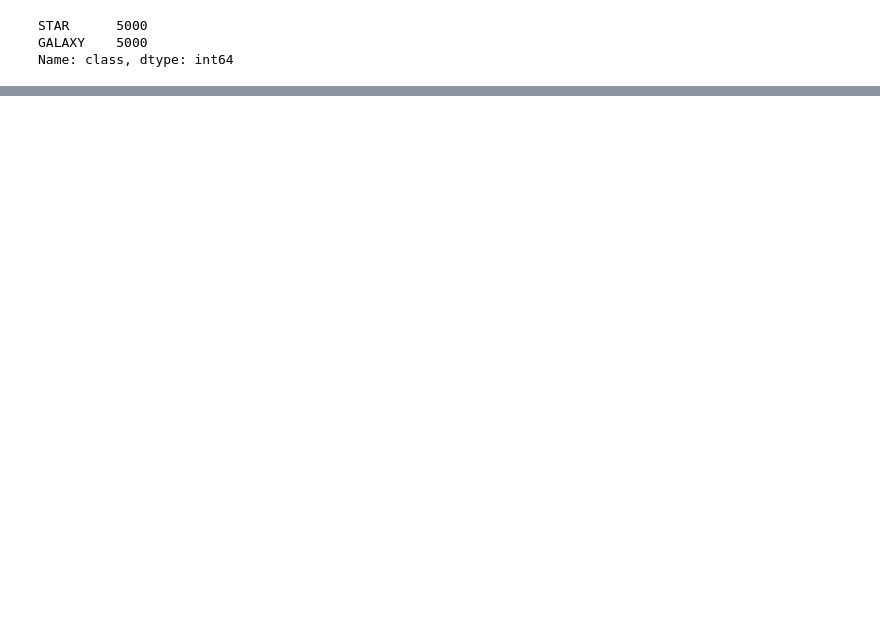
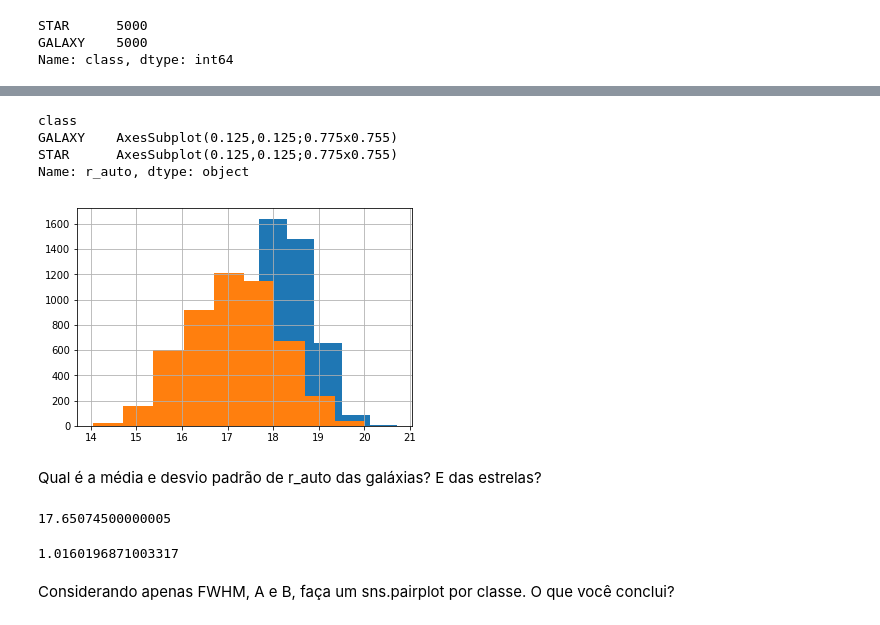
Before and after one commit to palomabareli/workshop_pyladies, a Jupyter notebook: hands_on.ipynb, the cells around one changed output, grey strips where cells are left out. Drawn from its saved outputs; the diff is of its cells as text; code cells hidden in the pictures; blank space fills up the shorter version.

```diff
--- a/hands_on.ipynb
+++ b/hands_on.ipynb
@@ -132,0 +166,20 @@ Name: class, dtype: int64
+# %%
+data.groupby('class').r_auto.hist()
+# %% [output]
+class
+GALAXY    AxesSubplot(0.125,0.125;0.775x0.755)
+STAR      AxesSubplot(0.125,0.125;0.775x0.755)
+Name: r_auto, dtype: object
+[figure, added]
+# %% [markdown]
+Qual é a média e desvio padrão de r_auto das galáxias? E das estrelas?
+# %%
+data.r_auto.mean()
+# %% [output]
+17.65074500000005
+# %%
+data.r_auto.std()
+# %% [output]
+1.0160196871003317
+# %% [markdown]
+Considerando apenas FWHM, A e B, faça um sns.pairplot por classe. O que você conclui?
```
Also changed, not shown: parts of 9 cells of this notebook.
